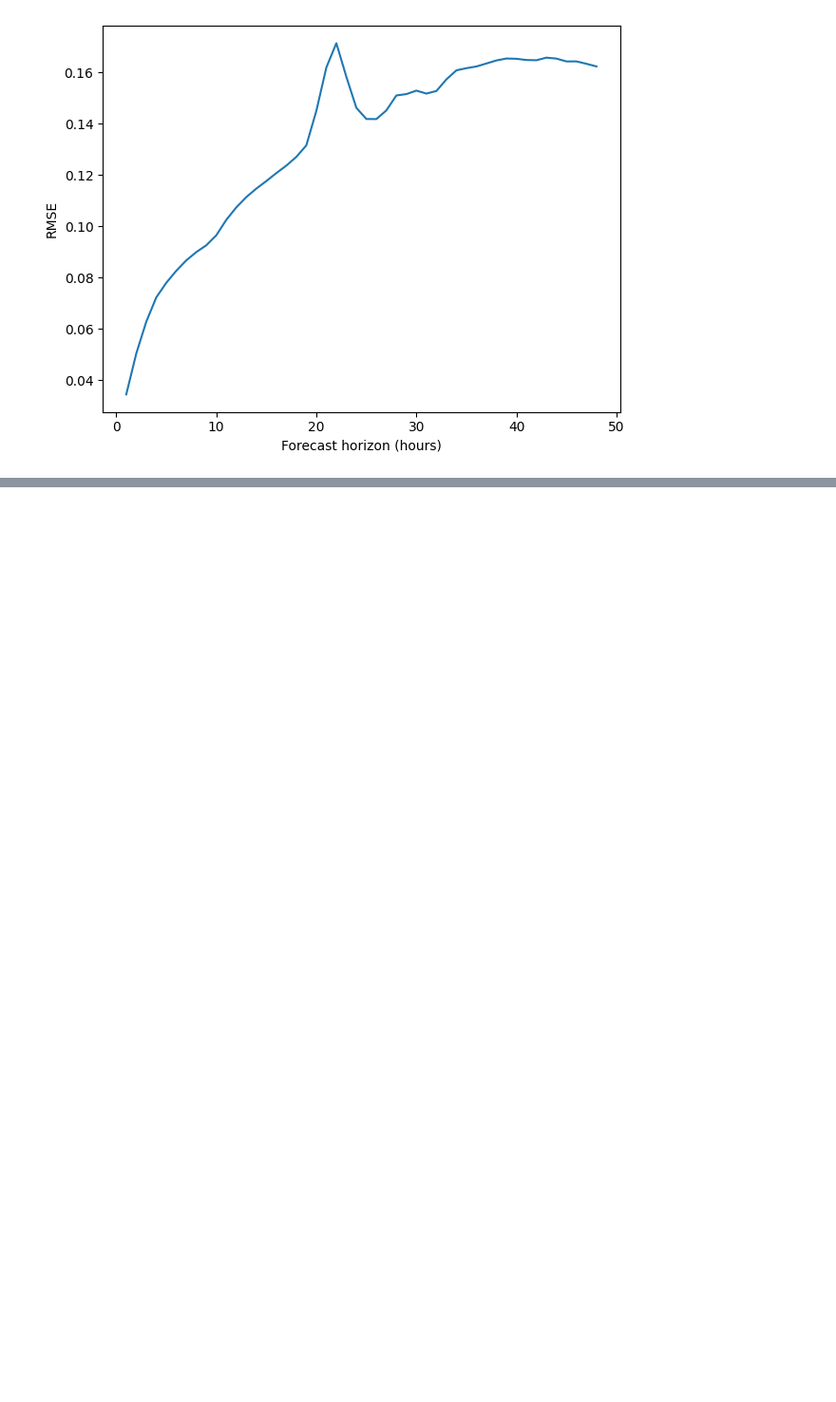
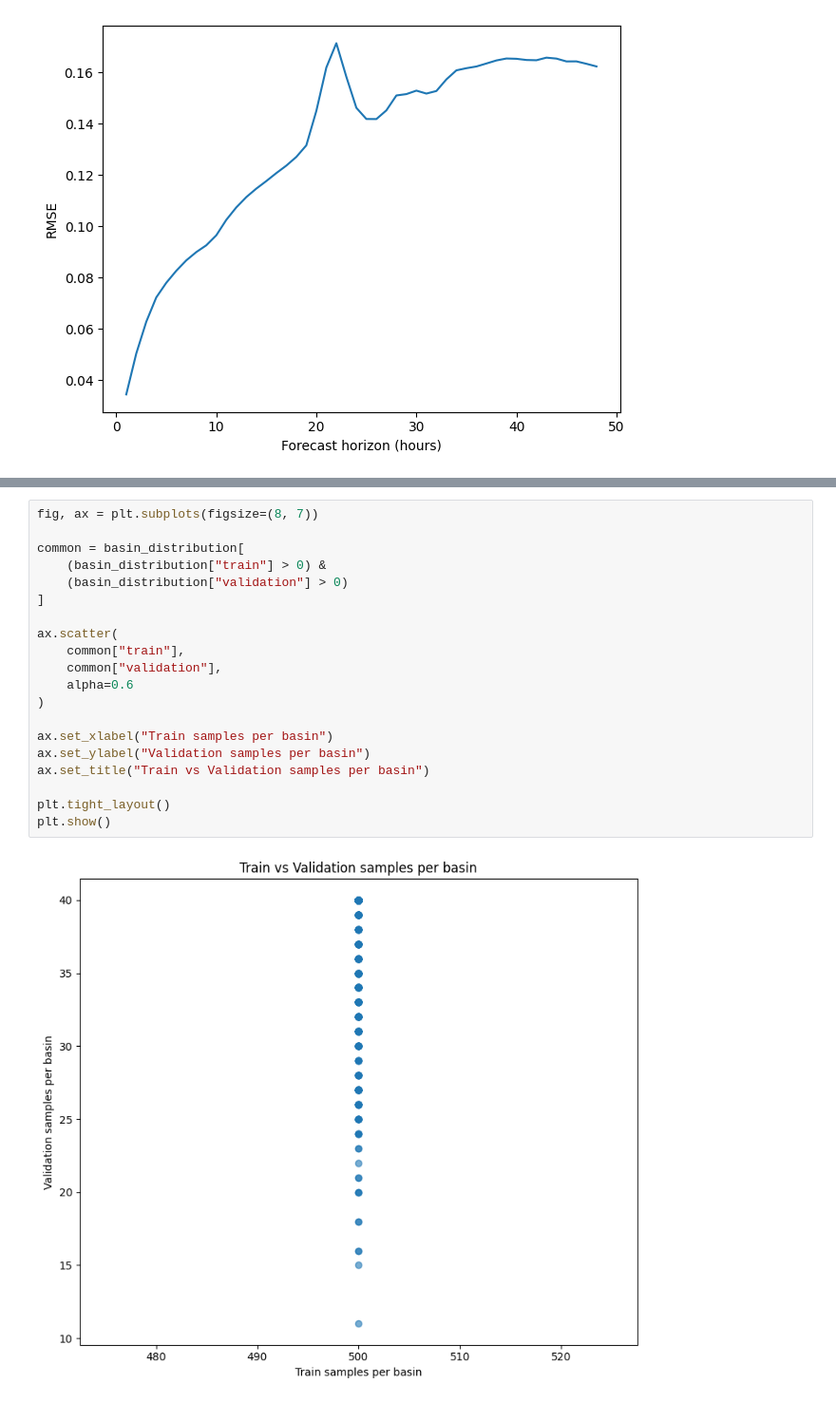
Before and after one commit to lvilla60/moe-streamflow-forecasting, a Jupyter notebook: notebooks/01_data_and_baseline.ipynb, the cells around one changed output, grey strips where cells are left out. Shown at 95% size. Drawn from its saved outputs; the diff is of its cells as text; blank space fills up the shorter version.

```diff
--- a/notebooks/01_data_and_baseline.ipynb
+++ b/notebooks/01_data_and_baseline.ipynb
@@ -195,0 +362,22 @@ The dataset loader and stored structure have been verified, normalization statis
+# %%
+fig, ax = plt.subplots(figsize=(8, 7))
+
+common = basin_distribution[
+    (basin_distribution["train"] > 0) &
+    (basin_distribution["validation"] > 0)
+]
+
+ax.scatter(
+    common["train"],
+    common["validation"],
+    alpha=0.6
+)
+
+ax.set_xlabel("Train samples per basin")
+ax.set_ylabel("Validation samples per basin")
+ax.set_title("Train vs Validation samples per basin")
+
+plt.tight_layout()
+plt.show()
+# %% [output]
+[figure, added]
```
Also changed, not shown: parts of 34 cells of this notebook.
